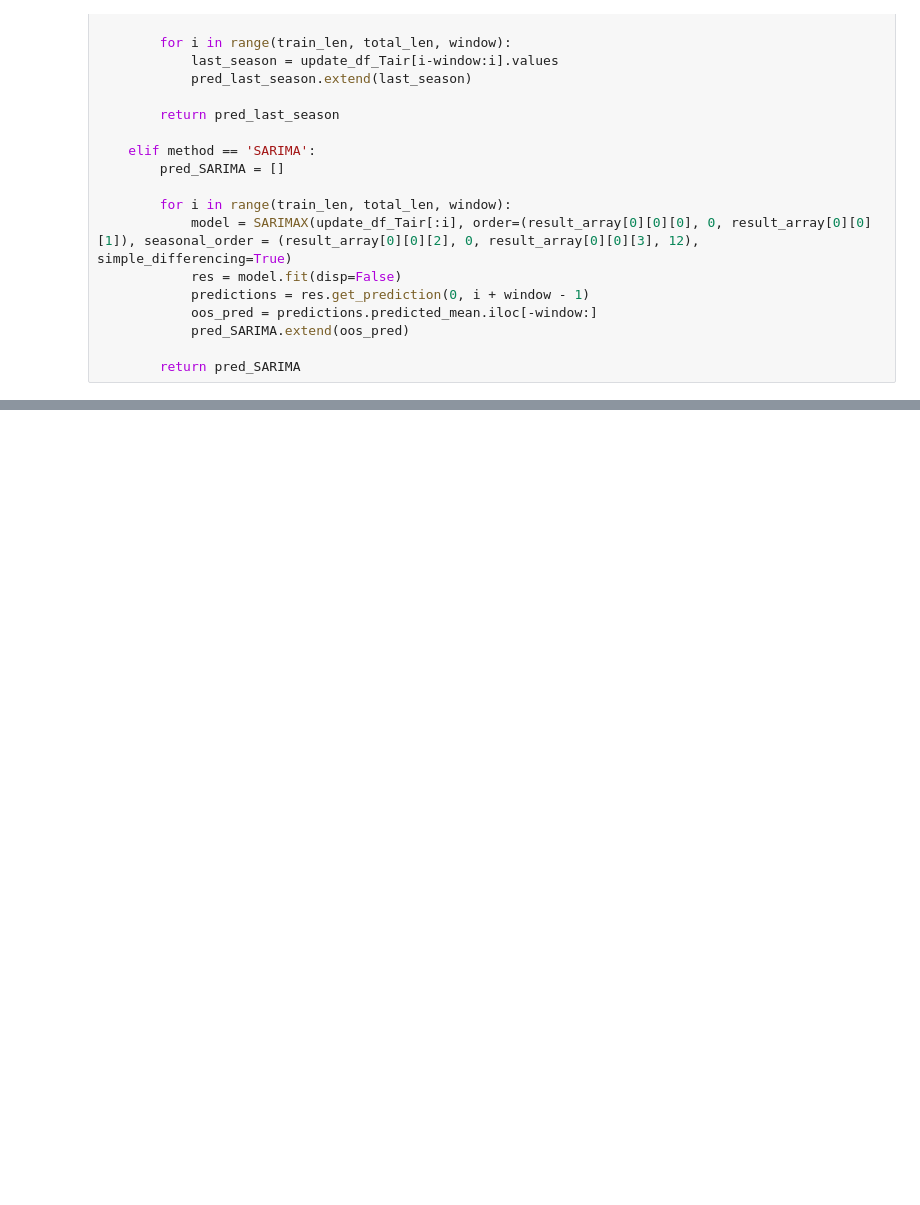
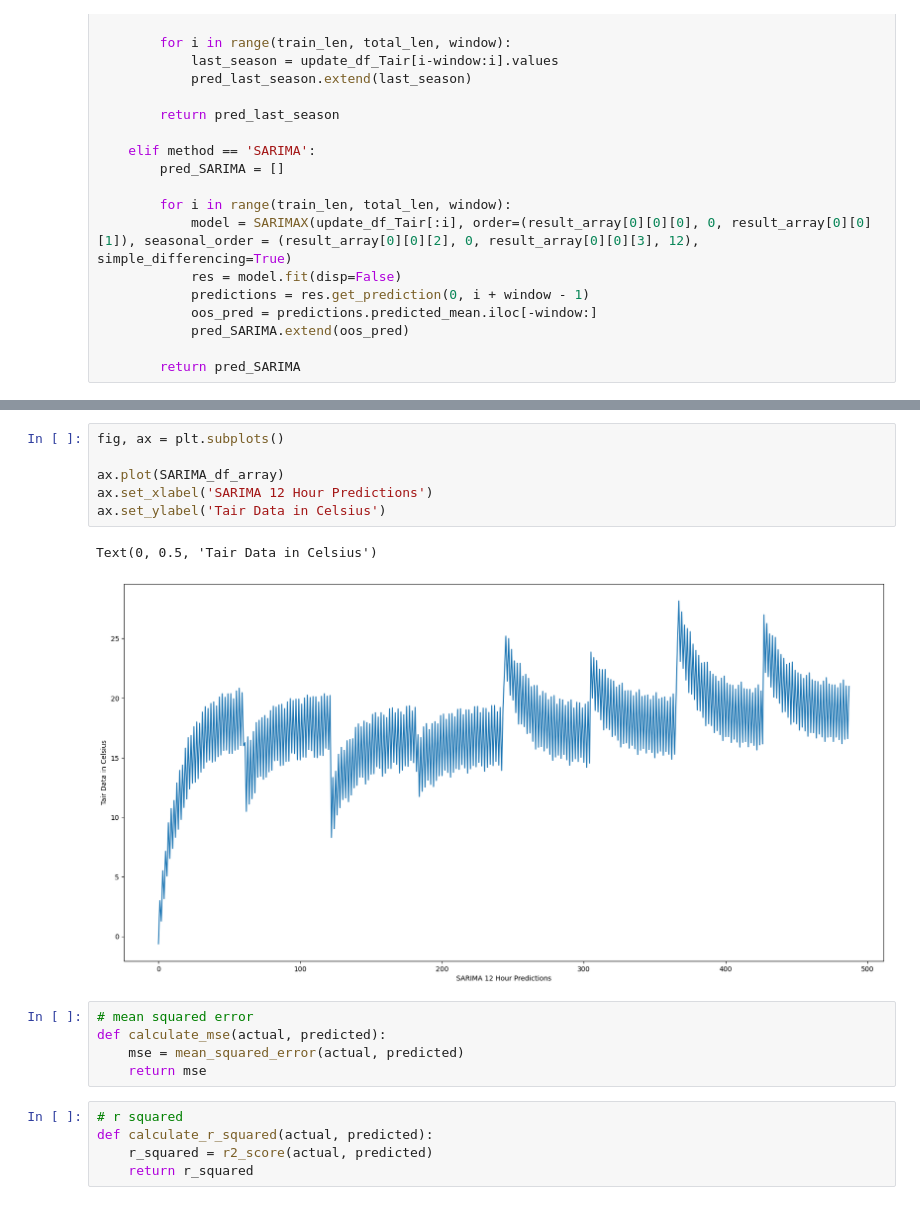
Before and after one commit to kiat/tx-soil-moisture, a Jupyter notebook: notebook/Tair SARIMAX Model (Station One).ipynb, the cells around one changed output, grey strips where cells are left out. Saved outputs shown, nothing was run; the diff lists cells and outputs as text; blank space fills up the shorter version.

```diff
--- a/notebook/Tair SARIMAX Model (Station One).ipynb
+++ b/notebook/Tair SARIMAX Model (Station One).ipynb
@@ -260,0 +289,19 @@ print(pred_df_array)
+# %%
+fig, ax = plt.subplots()
+
+ax.plot(SARIMA_df_array)
+ax.set_xlabel('SARIMA 12 Hour Predictions')
+ax.set_ylabel('Tair Data in Celsius')
+# %% [output]
+Text(0, 0.5, 'Tair Data in Celsius')
+[figure, added]
+# %%
+# mean squared error
+def calculate_mse(actual, predicted):
+    mse = mean_squared_error(actual, predicted)
+    return mse
+# %%
+# r squared
+def calculate_r_squared(actual, predicted):
+    r_squared = r2_score(actual, predicted)
+    return r_squared
```
Also changed, not shown: parts of 15 cells of this notebook.
